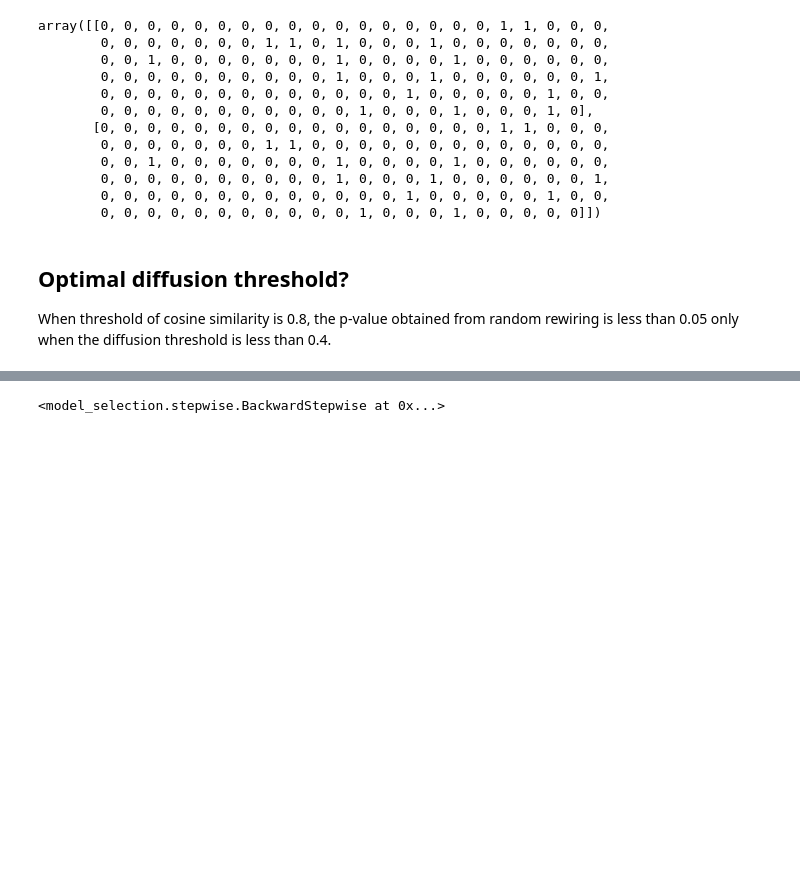
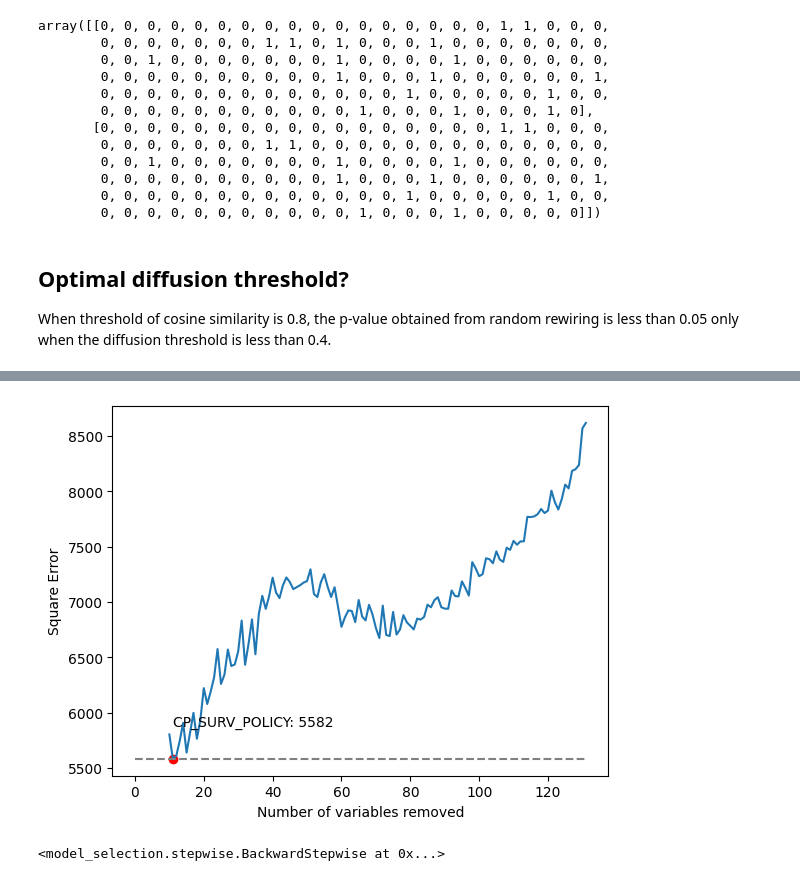
Before and after one commit to teddy21019/NIBRS_diffusion, a Jupyter notebook: Backward_Stepwise.ipynb, the cells around one changed output, grey strips where cells are left out. Drawn from its saved outputs; the diff is of its cells as text; code cells hidden in the pictures; blank space fills up the shorter version.

```diff
--- a/Backward_Stepwise.ipynb
+++ b/Backward_Stepwise.ipynb
@@ -501,0 +581,15 @@ bs_opt.run()
+# %%
+from functools import partial
+
+bs_opt_7 = BackwardStepwise(
+        traits_df=df,
+        dynamic_df=dynamic,
+        var_pool=cols_to_include,
+        similarity_metric=cosine_sim_7,
+        num_var_remain=10
+    )
+
+optimal_diffusion_fn = partial(get_diffusion_diff, th=0.4)
+bs_opt_7.set_diffusion_diff_function(optimal_diffusion_fn)
+
+bs_opt_7.run(parallel=True)
@@ -502,3 +614,7 @@ bs_opt.run()
+# %%
+bs_opt_7.get_examiner().plot_score_evolution();
+# %% [output]
+[figure, added]
 # %%
 import pickle
 with open("bs_opt.pk", 'wb') as f:
```
Also changed, not shown: parts of 33 cells of this notebook.
